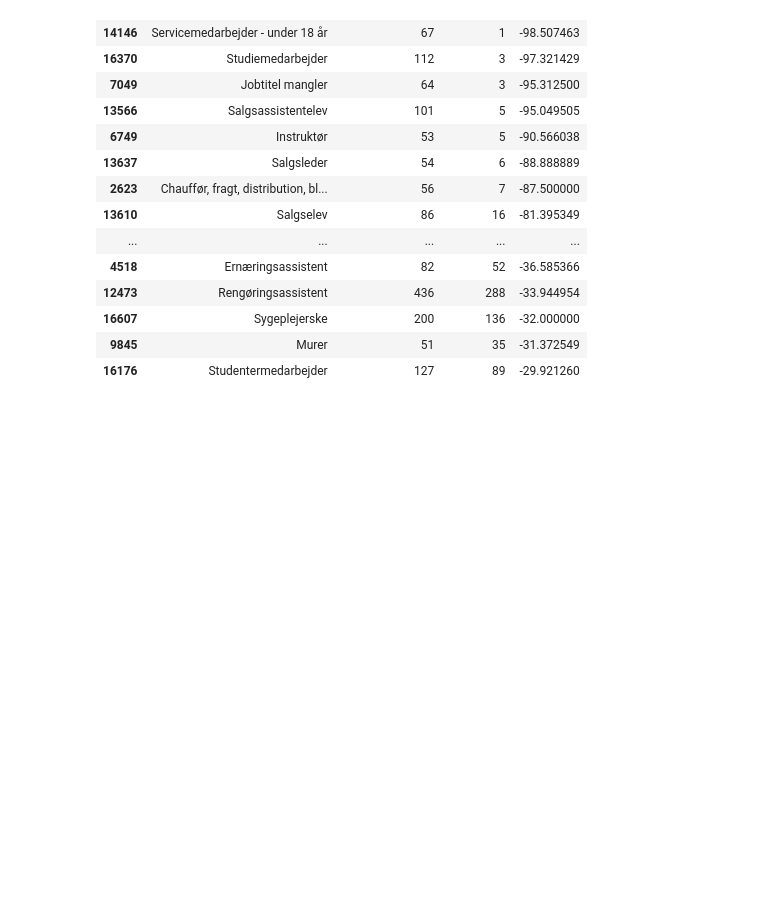
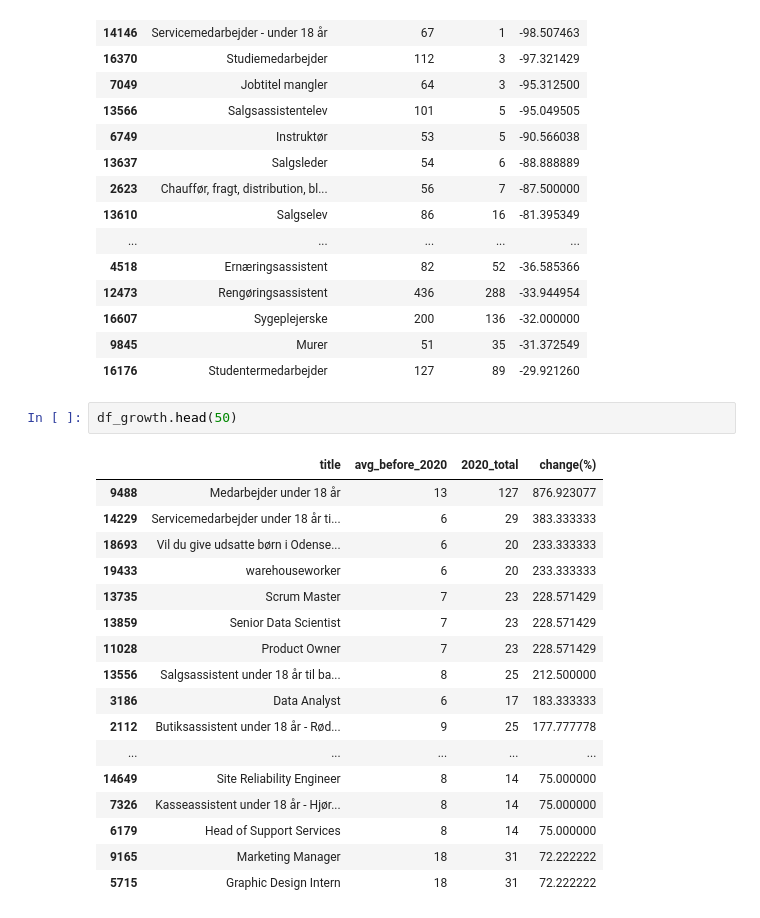
Before and after one commit to pmadruga/dcb, a Jupyter notebook: notebooks/Job std deviation over time.ipynb, the cells around one changed output. Saved outputs shown, nothing was run; the diff lists cells and outputs as text; blank space fills up the shorter version.

```diff
--- a/notebooks/Job std deviation over time.ipynb
+++ b/notebooks/Job std deviation over time.ipynb
@@ -218,3 +203,23 @@ df_decline.head(50)
 | 16607 | Sygeplejerske | 200 | 136 | -32.000000 |
 | 9845 | Murer | 51 | 35 | -31.372549 |
 | 16176 | Studentermedarbejder | 127 | 89 | -29.921260 |
+# %%
+df_growth.head(50)
+# %% [output]
+|  | title | avg_before_2020 | 2020_total | change(%) |
+| 9488 | Medarbejder under 18 år | 13 | 127 | 876.923077 |
+| 14229 | Servicemedarbejder under 18 år ti... | 6 | 29 | 383.333333 |
+| 18693 | Vil du give udsatte børn i Odense... | 6 | 20 | 233.333333 |
+| 19433 | warehouseworker | 6 | 20 | 233.333333 |
+| 13735 | Scrum Master | 7 | 23 | 228.571429 |
+| 13859 | Senior Data Scientist | 7 | 23 | 228.571429 |
+| 11028 | Product Owner | 7 | 23 | 228.571429 |
+| 13556 | Salgsassistent under 18 år til ba... | 8 | 25 | 212.500000 |
+| 3186 | Data Analyst | 6 | 17 | 183.333333 |
+| 2112 | Butiksassistent under 18 år - Rød... | 9 | 25 | 177.777778 |
+| ... | ... | ... | ... | ... |
+| 14649 | Site Reliability Engineer | 8 | 14 | 75.000000 |
+| 7326 | Kasseassistent under 18 år - Hjør... | 8 | 14 | 75.000000 |
+| 6179 | Head of Support Services | 8 | 14 | 75.000000 |
+| 9165 | Marketing Manager | 18 | 31 | 72.222222 |
+| 5715 | Graphic Design Intern | 18 | 31 | 72.222222 |
```
Also changed, not shown: parts of 2 cells of this notebook, 4 other files.
